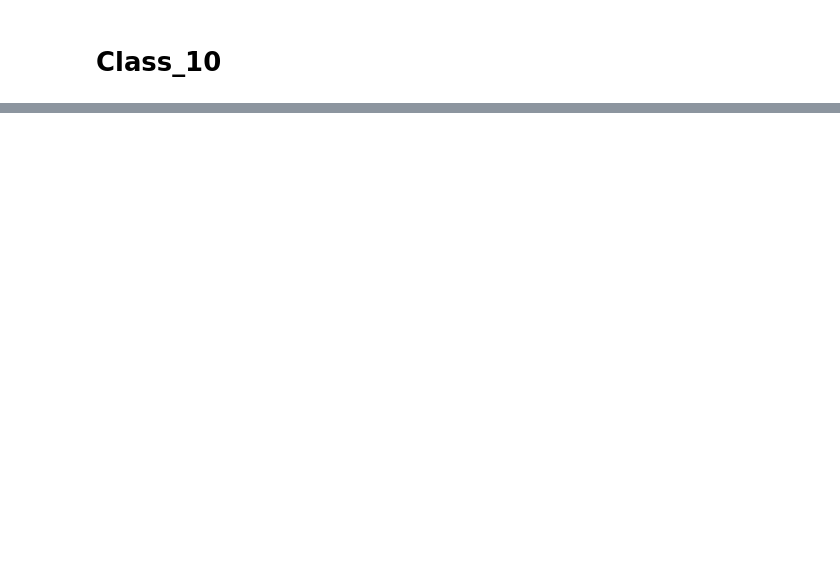
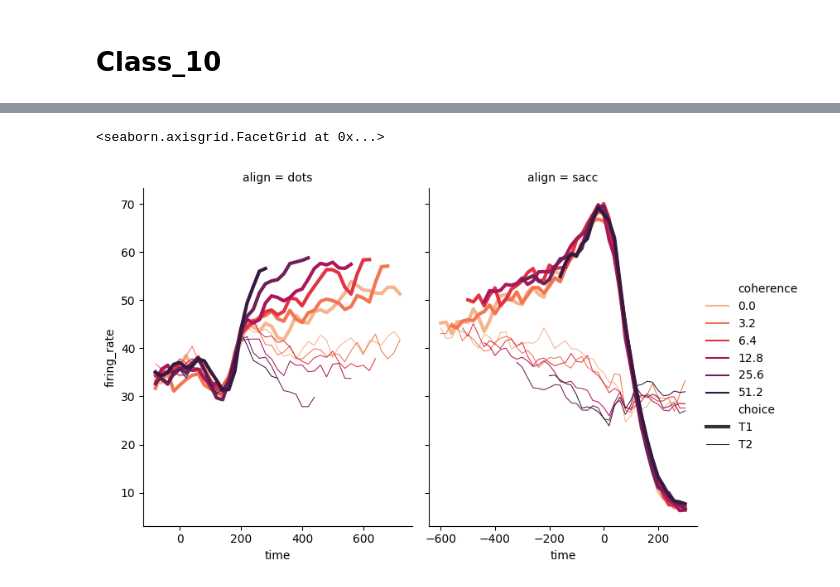
Before and after one commit to Akif-Akif/python_for_DataScience, a Jupyter notebook: 10_otherplots.ipynb, the cells around one changed output, grey strips where cells are left out. Cells and saved outputs as stored; diff of their text form; code cells hidden in the pictures; blank space fills up the shorter version.

Commit message:
Upload Data

```diff
--- a/10_otherplots.ipynb
+++ b/10_otherplots.ipynb
@@ -16,0 +26,10 @@ kashti.head()
+# %%
+# Plot Lineplot
+sns.relplot(data=nuqta, x="time", y="firing_rate",
+hue= "coherence", size= "choice", col= "align",
+kind= "line", size_order=["T1","T2"],palette=p,
+height=5, aspect=.75, facet_kws= dict(sharex=False),
+)
+# %% [output]
+<seaborn.axisgrid.FacetGrid at 0x...>
+[figure, added]
```
Also changed, not shown: parts of 1 cell of this notebook.
